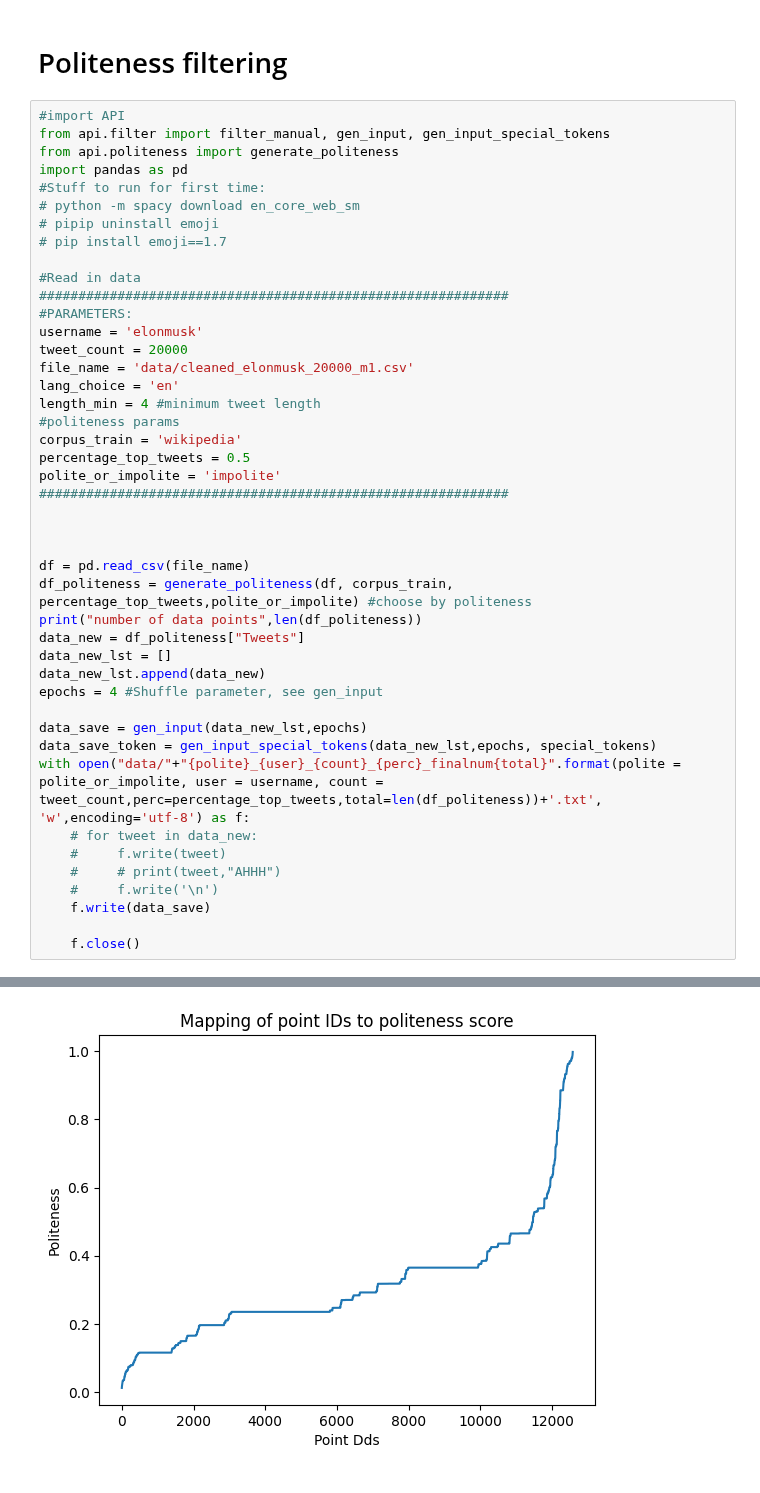
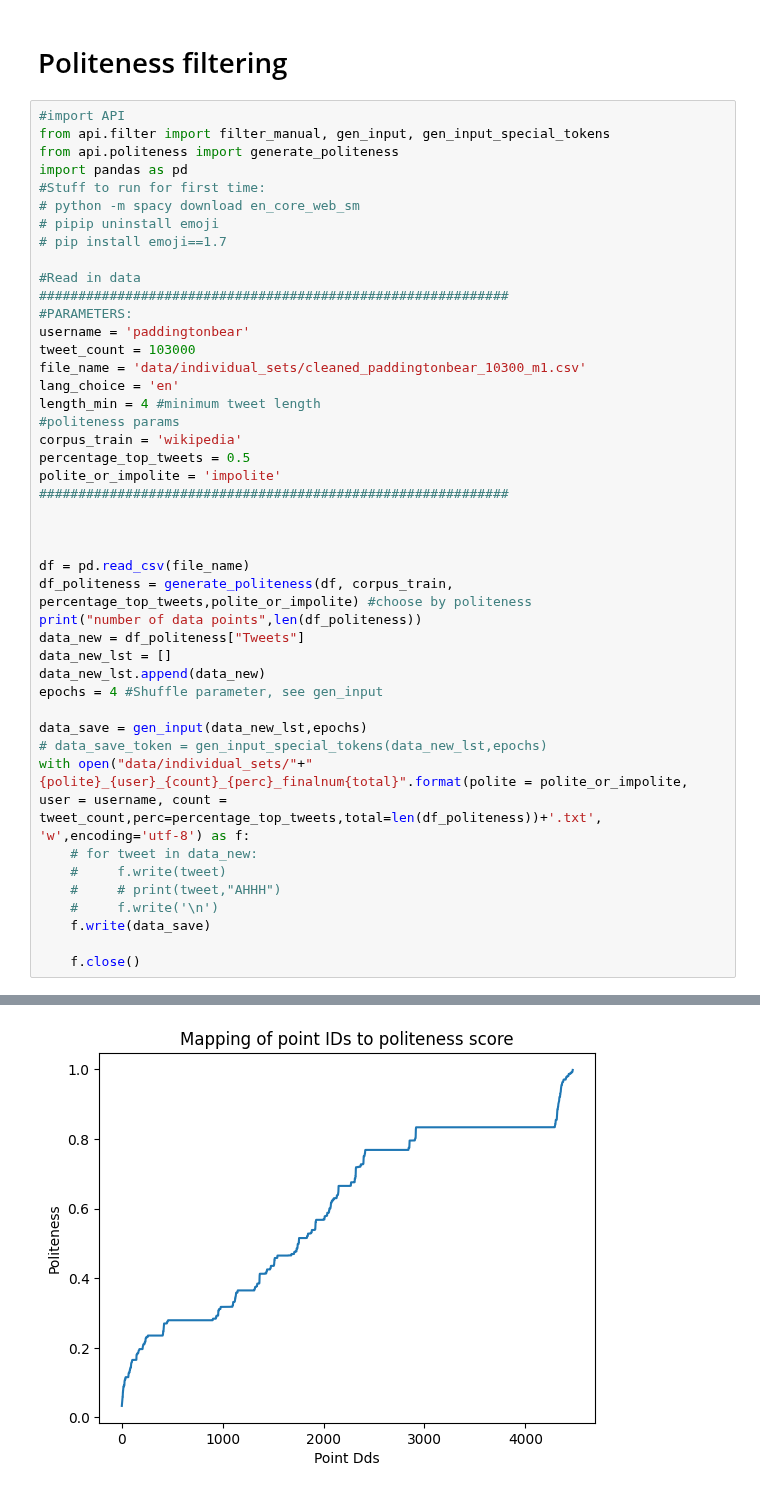
Before and after one commit to Qulxis/StyleTransfer_SpeechGen, a Jupyter notebook: Experimentation/Scrapping and Cleaning.ipynb, the cells around one changed output, grey strips where cells are left out. Cells and saved outputs as stored; diff of their text form.

```diff
--- a/Experimentation/Scrapping and Cleaning.ipynb
+++ b/Experimentation/Scrapping and Cleaning.ipynb
@@ -122,9 +122,9 @@ import pandas as pd
 #Read in data
 ############################################################
 #PARAMETERS:
-username = 'elonmusk'
-tweet_count = 20000
-file_name = 'data/cleaned_elonmusk_20000_m1.csv'
+username = 'paddingtonbear'
+tweet_count = 103000
+file_name = 'data/individual_sets/cleaned_paddingtonbear_10300_m1.csv'
 lang_choice = 'en'
 length_min = 4 #minimum tweet length
 #politeness params
@@ -144,8 +144,8 @@ data_new_lst.append(data_new)
 epochs = 4 #Shuffle parameter, see gen_input
 
 data_save = gen_input(data_new_lst,epochs)
-data_save_token = gen_input_special_tokens(data_new_lst,epochs, special_tokens)
-with open("data/"+"{polite}_{user}_{count}_{perc}_finalnum{total}".format(polite = polite_or_impolite, user = username, count = tweet_count,perc=percentage_top_tweets,total=len(df_politeness))+'.txt', 'w',encoding='utf-8') as f:
+# data_save_token = gen_input_special_tokens(data_new_lst,epochs)
+with open("data/individual_sets/"+"{polite}_{user}_{count}_{perc}_finalnum{total}".format(polite = polite_or_impolite, user = username, count = tweet_count,perc=percentage_top_tweets,total=len(df_politeness))+'.txt', 'w',encoding='utf-8') as f:
     # for tweet in data_new:
     #     f.write(tweet)
     #     # print(tweet,"AHHH")
@@ -175 +172 @@ number of data points 5733
-[figure, old version]
+[figure, new version]
```
Also changed, not shown: parts of 2 cells of this notebook, 10 other files.
